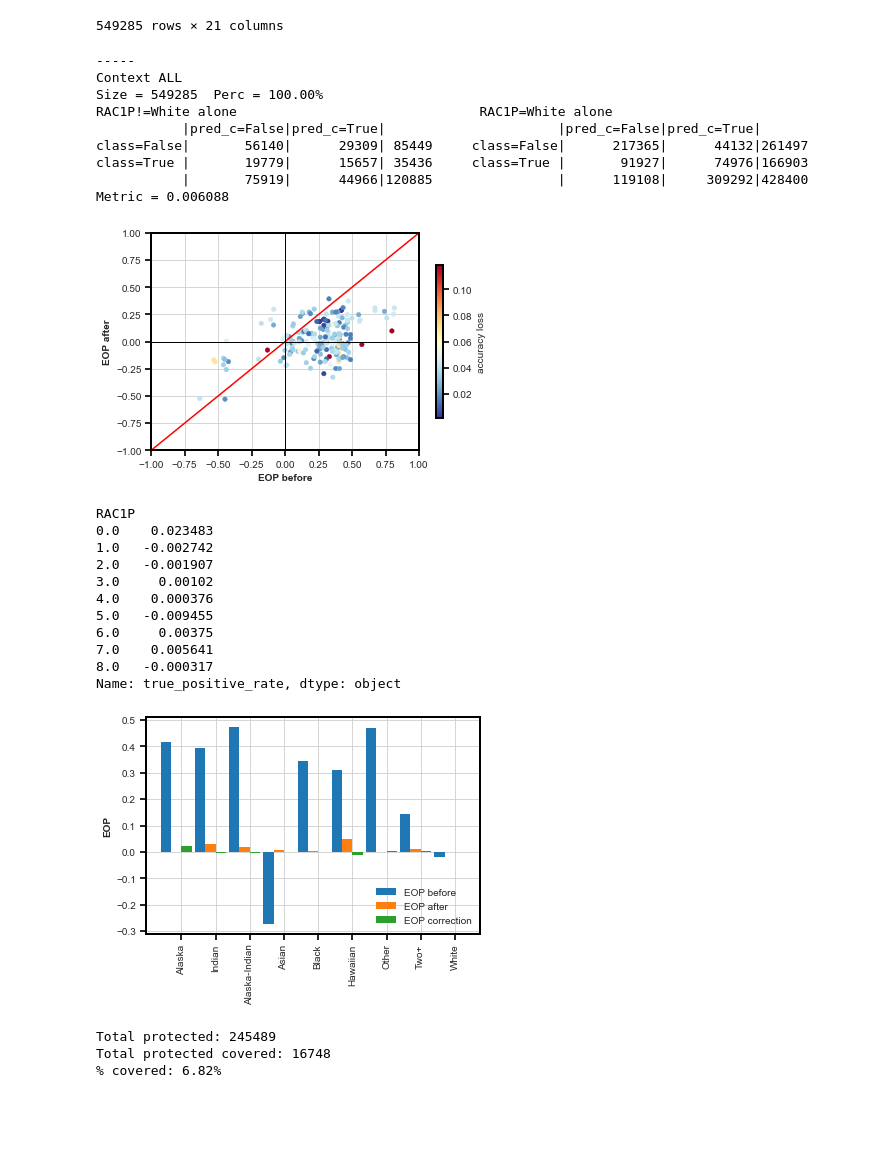
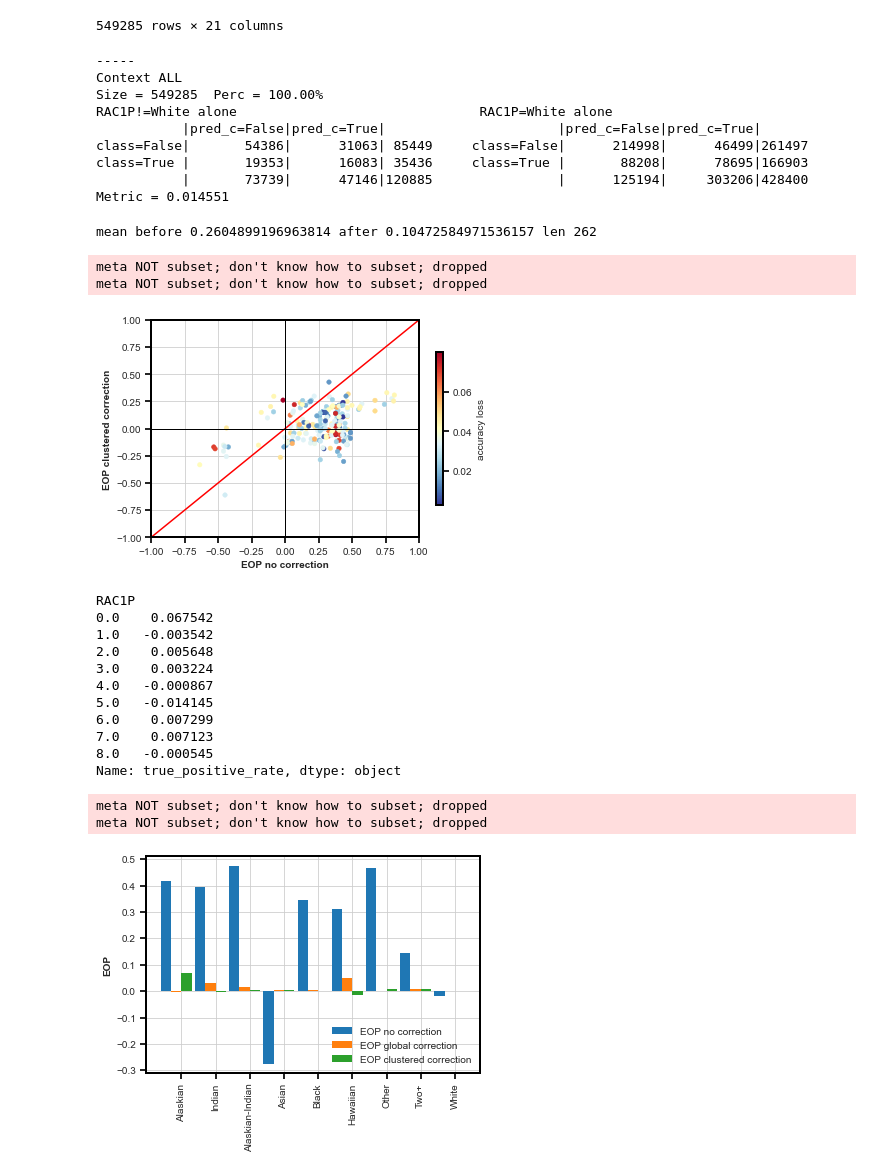
Before and after one commit to ruggieris/DD, a Jupyter notebook: notebooks/dd_sub2022.ipynb, the cells around one changed output. Cells and saved outputs as stored; diff of their text form; code cells hidden in the pictures; blank space fills up the shorter version.

```diff
--- a/notebooks/dd_sub2022.ipynb
+++ b/notebooks/dd_sub2022.ipynb
@@ -475,7 +479,7 @@ def drawSSEPlot(df, column_indices, ret_clus=5, n_clusters=8, max_iter=300, tol=
     return ret
 
 # select final number of clusters based on SSE plot
-n_clusters = 6
+n_clusters = 5
 km = drawSSEPlot(ct, range(len(ct.columns)), n_clusters=10, ret_clus=n_clusters)
 # %% [output]
 [figure]
@@ -546,7 +549,7 @@ Context ALL
 Size = 549285  Perc = 100.00%
 RAC1P!=White alone                               RAC1P=White alone
            |pred_c=False|pred_c=True|                      |pred_c=False|pred_c=True|
-class=False|       56140|      29309| 85449     class=False|      217365|      44132|261497
-class=True |       19779|      15657| 35436     class=True |       91927|      74976|166903
-           |       75919|      44966|120885                |      119108|     309292|428400
-Metric = 0.006088
+class=False|       54386|      31063| 85449     class=False|      214998|      46499|261497
+class=True |       19353|      16083| 35436     class=True |       88208|      78695|166903
+           |       73739|      47146|120885                |      125194|     303206|428400
+Metric = 0.014551
@@ -555,7 +556,13 @@ xs, ys, descs, acs = data_plot(disc_b, metric_b, disc_c, metric_c)
+# %%
+xs, ys, descs, acs = data_plot(disc_b, metric_b, disc_c, metric_c, True)
+print('mean before', np.mean([abs(x) for x in xs]), 'after', np.mean([abs(y) for y in ys]), 'len', len(xs))
+xs, ys, descs, acs = data_plot(disc_b, metric_b, disc_c, metric_c)
+# %% [output]
+mean before 0.2604899196963814 after 0.10472584971536157 len 262
 # %%
 plt.scatter(xs, ys, c =acs, linewidths = .5, marker ="o", cmap="RdYlBu_r", s=20)
-plt.xlabel("EOP before", fontweight="bold")
-plt.ylabel("EOP after", fontweight="bold")
+plt.xlabel("EOP no correction", fontweight="bold")
+plt.ylabel("EOP clustered correction", fontweight="bold")
 plt.xlim([-1, 1])
 plt.ylim([-1, 1])
 plt.axline((0, 0), (1, 1), linewidth=1.5, color='r')
@@ -563,10 +570,12 @@ plt.axline((0, 0), (0, 1), linewidth=1, color='black')
 plt.axline((0, 0), (1, 0), linewidth=1, color='black')
 plt.colorbar(label="accuracy loss", orientation="vertical", shrink=.7)
 #plt.clim(-.1,.1)
-#plt.savefig('fig1.pdf', bbox_inches='tight', dpi=400)
+plt.savefig('fig2.pdf', bbox_inches='tight', dpi=400)
 plt.show()
 # %% [output]
+meta NOT subset; don't know how to subset; dropped
+meta NOT subset; don't know how to subset; dropped
-[figure, old version]
+[figure, new version]
 # %%
 y_pred_c = encoders['class'].transform(census_test_c['pred_c'])
 summary_c = MetricFrame(metrics=true_positive_rate,
@@ -576,26 +585,28 @@ summary_c = MetricFrame(metrics=true_positive_rate,
 summary_c.overall-summary_c.by_group
 # %% [output]
 RAC1P
-0.0    0.023483
-1.0   -0.002742
-2.0   -0.001907
-3.0     0.00102
-4.0    0.000376
-5.0   -0.009455
-6.0     0.00375
-7.0    0.005641
-8.0   -0.000317
+0.0    0.067542
+1.0   -0.003542
+2.0    0.005648
+3.0    0.003224
+4.0   -0.000867
+5.0   -0.014145
+6.0    0.007299
+7.0    0.007123
+8.0   -0.000545
 Name: true_positive_rate, dtype: object
 # %%
 X_axis = np.arange(len(pretty_rac1p))
-plt.bar(X_axis - 0.45, summary_b.overall-summary_b.by_group, 0.3, label='EOP before')
-plt.bar(X_axis - 0.15, summary_a.overall-summary_a.by_group, 0.3, label='EOP after')
-plt.bar(X_axis + 0.15, summary_c.overall-summary_c.by_group, 0.3, label='EOP correction')
+plt.bar(X_axis - 0.45, summary_b.overall-summary_b.by_group, 0.3, label='EOP no correction')
+plt.bar(X_axis - 0.15, summary_a.overall-summary_a.by_group, 0.3, label='EOP global correction')
+plt.bar(X_axis + 0.15, summary_c.overall-summary_c.by_group, 0.3, label='EOP clustered correction')
 plt.xticks(X_axis, pretty_rac1p)
 plt.xticks(rotation=90)
 plt.legend(loc=4)
 plt.ylabel("EOP", fontweight="bold")
-#plt.savefig('fig0.pdf', bbox_inches='tight', dpi=400)
+plt.savefig('fig0.pdf', bbox_inches='tight', dpi=400)
 plt.show()
 # %% [output]
+meta NOT subset; don't know how to subset; dropped
+meta NOT subset; don't know how to subset; dropped
-[figure, old version]
+[figure, new version]
@@ -618,13 +612,0 @@ ctgs_bt = disc_bt.extract(testCond=metric_bt, minSupp=-100, topk=10000)
-# %%
-# sequential covering algorithm: 10 contingency tables
-covers, residuals, times, uncovered, ctg_cov, ctg_uncov = disc_bt.cover_n([ctg for _,ctg in ctgs_bt], metric_bt_abs, 50)
-print('Total protected:', sum(residuals)+len(uncovered))
-print('Total protected covered:', sum(residuals))
-print('% covered: {:.2f}%'.format(100*sum(residuals)/(sum(residuals)+len(uncovered))))
-# OR's of covering contexts and any protected
-#disc_bt.print(ctg_cov)
-#print("Metric = {:f}".format(metric_bt(ctg_cov)))
-# %% [output]
-Total protected: 245489
-Total protected covered: 16748
-% covered: 6.82%
```
Also changed, not shown: parts of 18 cells of this notebook.
